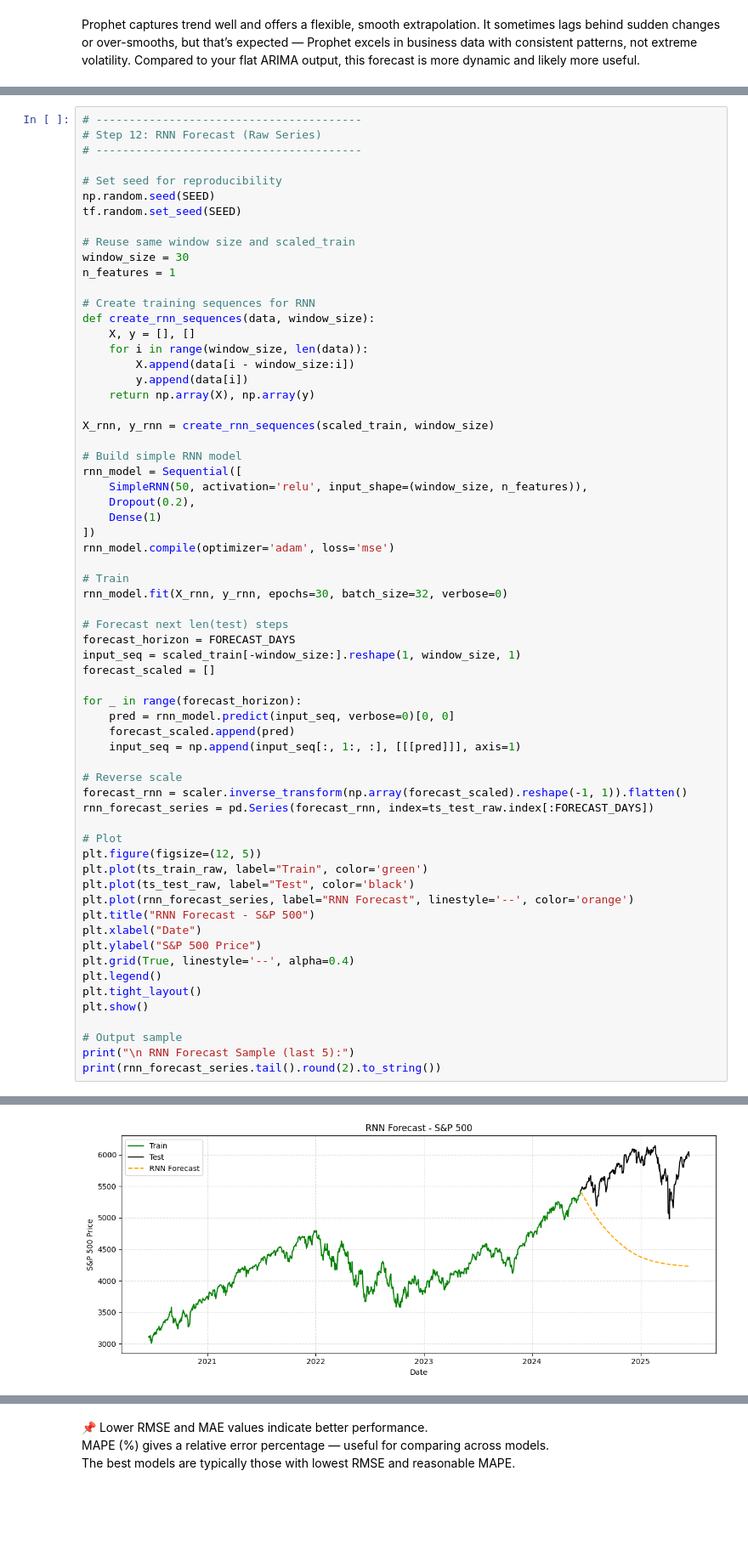
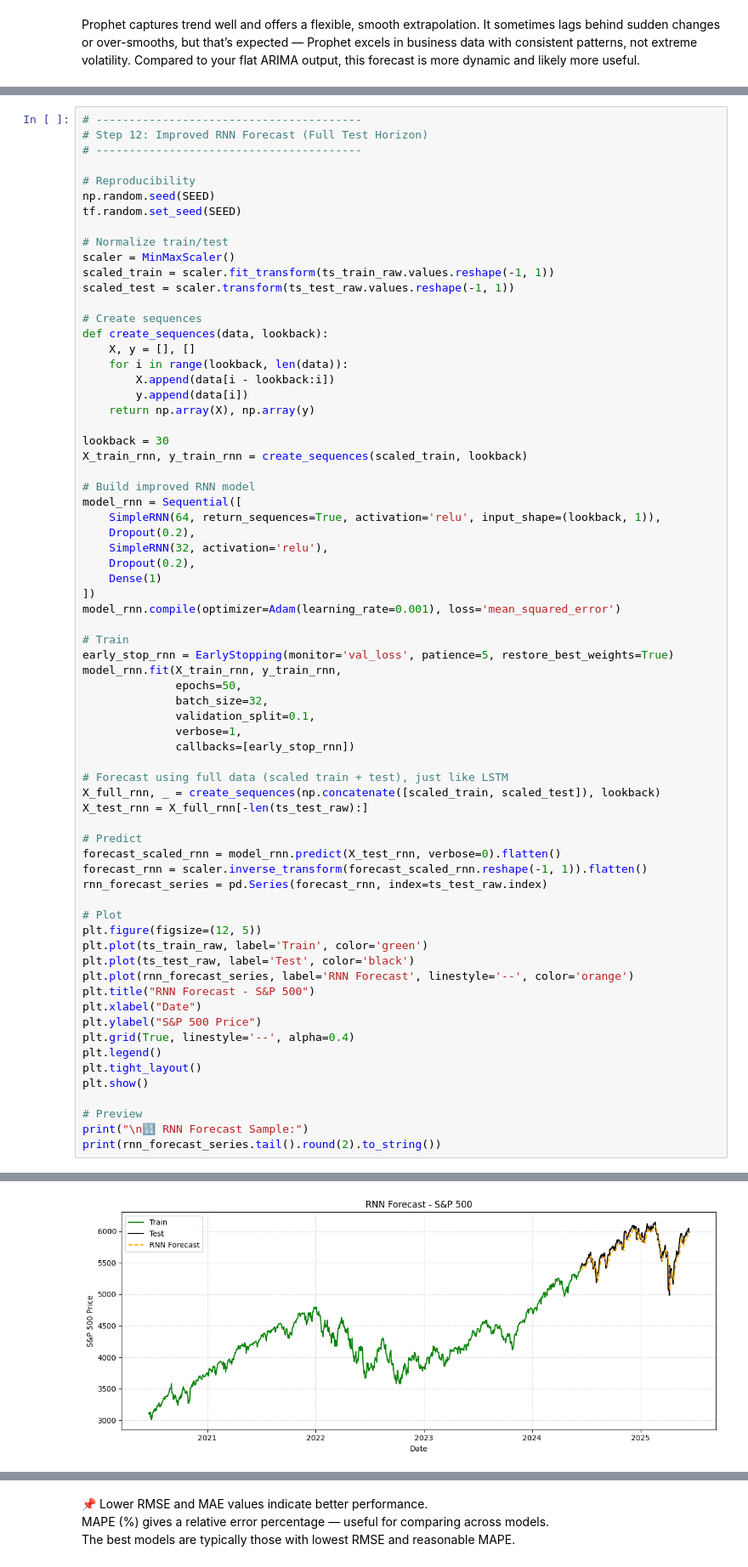
Before and after one commit to rhkraptor/FoEM, a Jupyter notebook: FoEM_Projekt.ipynb, the cells around one changed output, grey strips where cells are left out. Shown at 85% size. Cells and saved outputs as stored; diff of their text form; blank space fills up the shorter version.

```diff
--- a/FoEM_Projekt.ipynb
+++ b/FoEM_Projekt.ipynb
@@ -873,56 +875,61 @@ Freq: B
 # %%
 # ----------------------------------------
-# Step 12: RNN Forecast (Raw Series)
+# Step 12: Improved RNN Forecast (Full Test Horizon)
 # ----------------------------------------
 
-# Set seed for reproducibility
+# Reproducibility
 np.random.seed(SEED)
 tf.random.set_seed(SEED)
 
-# Reuse same window size and scaled_train
-window_size = 30
-n_features = 1
+# Normalize train/test
+scaler = MinMaxScaler()
+scaled_train = scaler.fit_transform(ts_train_raw.values.reshape(-1, 1))
+scaled_test = scaler.transform(ts_test_raw.values.reshape(-1, 1))
 
-# Create training sequences for RNN
-def create_rnn_sequences(data, window_size):
+# Create sequences
+def create_sequences(data, lookback):
     X, y = [], []
-    for i in range(window_size, len(data)):
-        X.append(data[i - window_size:i])
+    for i in range(lookback, len(data)):
+        X.append(data[i - lookback:i])
         y.append(data[i])
     return np.array(X), np.array(y)
 
-X_rnn, y_rnn = create_rnn_sequences(scaled_train, window_size)
+lookback = 30
+X_train_rnn, y_train_rnn = create_sequences(scaled_train, lookback)
 
-# Build simple RNN model
-rnn_model = Sequential([
-    SimpleRNN(50, activation='relu', input_shape=(window_size, n_features)),
+# Build improved RNN model
+model_rnn = Sequential([
+    SimpleRNN(64, return_sequences=True, activation='relu', input_shape=(lookback, 1)),
+    Dropout(0.2),
+    SimpleRNN(32, activation='relu'),
     Dropout(0.2),
     Dense(1)
 ])
-rnn_model.compile(optimizer='adam', loss='mse')
+model_rnn.compile(optimizer=Adam(learning_rate=0.001), loss='mean_squared_error')
 
 # Train
-rnn_model.fit(X_rnn, y_rnn, epochs=30, batch_size=32, verbose=0)
+early_stop_rnn = EarlyStopping(monitor='val_loss', patience=5, restore_best_weights=True)
+model_rnn.fit(X_train_rnn, y_train_rnn,
+              epochs=50,
+              batch_size=32,
+              validation_split=0.1,
+              verbose=1,
+              callbacks=[early_stop_rnn])
 
-# Forecast next len(test) steps
-forecast_horizon = FORECAST_DAYS
-input_seq = scaled_train[-window_size:].reshape(1, window_size, 1)
-forecast_scaled = []
+# Forecast using full data (scaled train + test), just like LSTM
+X_full_rnn, _ = create_sequences(np.concatenate([scaled_train, scaled_test]), lookback)
+X_test_rnn = X_full_rnn[-len(ts_test_raw):]
 
-for _ in range(forecast_horizon):
-    pred = rnn_model.predict(input_seq, verbose=0)[0, 0]
-    forecast_scaled.append(pred)
-    input_seq = np.append(input_seq[:, 1:, :], [[[pred]]], axis=1)
-
-# Reverse scale
-forecast_rnn = scaler.inverse_transform(np.array(forecast_scaled).reshape(-1, 1)).flatten()
-rnn_forecast_series = pd.Series(forecast_rnn, index=ts_test_raw.index[:FORECAST_DAYS])
+# Predict
+forecast_scaled_rnn = model_rnn.predict(X_test_rnn, verbose=0).flatten()
+forecast_rnn = scaler.inverse_transform(forecast_scaled_rnn.reshape(-1, 1)).flatten()
+rnn_forecast_series = pd.Series(forecast_rnn, index=ts_test_raw.index)
 
 # Plot
 plt.figure(figsize=(12, 5))
-plt.plot(ts_train_raw, label="Train", color='green')
-plt.plot(ts_test_raw, label="Test", color='black')
-plt.plot(rnn_forecast_series, label="RNN Forecast", linestyle='--', color='orange')
+plt.plot(ts_train_raw, label='Train', color='green')
+plt.plot(ts_test_raw, label='Test', color='black')
+plt.plot(rnn_forecast_series, label='RNN Forecast', linestyle='--', color='orange')
 plt.title("RNN Forecast - S&P 500")
 plt.xlabel("Date")
 plt.ylabel("S&P 500 Price")
@@ -931,7 +938,7 @@ plt.legend()
 plt.tight_layout()
 plt.show()
 
-# Output sample
-print("\n RNN Forecast Sample (last 5):")
+# Preview
+print("\n🔢 RNN Forecast Sample:")
 print(rnn_forecast_series.tail().round(2).to_string())
 # %% [output]
@@ -938 +962 @@ print(rnn_forecast_series.tail().round(2).to_string())
-[figure, old version]
+[figure, new version]
```
Also changed, not shown: parts of 12 cells of this notebook.
